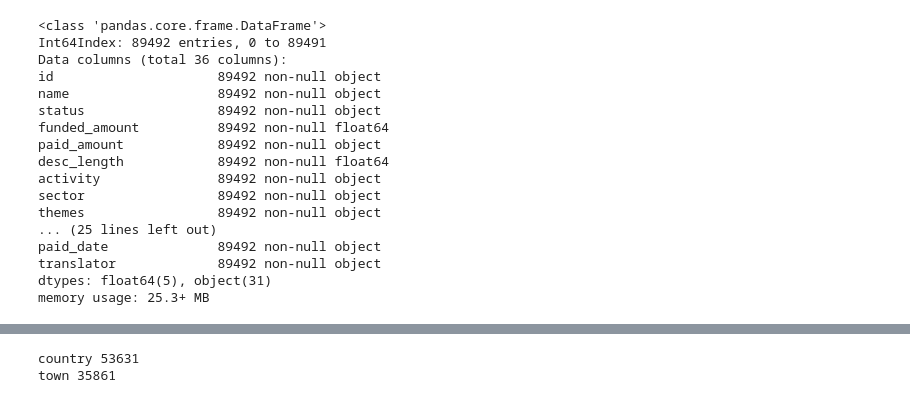
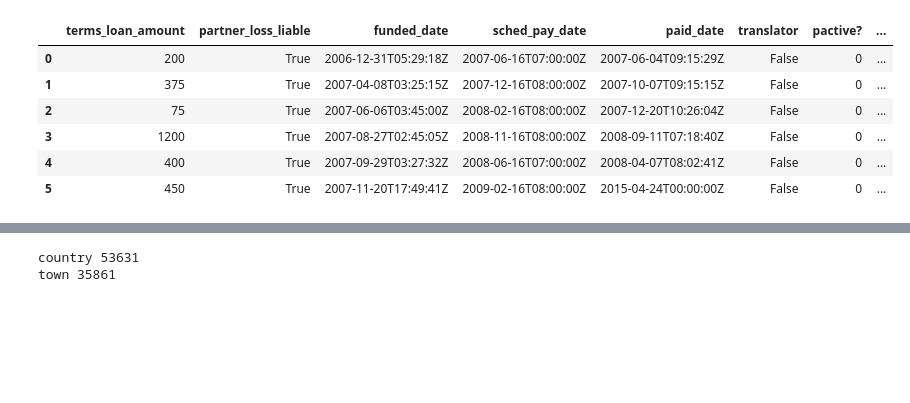
Before and after one commit to mwenda11/spring-2015-homeworks, a Jupyter notebook: project/basic_statistics.ipynb, the cells around one changed output, grey strips where cells are left out. Saved outputs shown, nothing was run; the diff lists cells and outputs as text; code cells hidden in the pictures; blank space fills up the shorter version.

```diff
--- a/project/basic_statistics.ipynb
+++ b/project/basic_statistics.ipynb
@@ -12,7 +12,7 @@ from matplotlib import pyplot as plt
 from pandas import Series, DataFrame
 %matplotlib inline
 # %%
-dfpartners = pd.read_csv('partners.csv', index_col='pid', parse_dates=['start_date'])
+pframe = pd.read_csv('partners.csv', index_col='pid', parse_dates=['start_date'])
 # %%
 #dfpartners = dfpartners.drop(['pid.1'],axis=1)
 #dfpartners.head()
@@ -22,4 +22,4 @@ def active_days(row):
     diff = (now - start)
     return diff.days
 
-dfpartners['days_active'] = dfpartners.apply(active_days, axis=1)
+pframe['days_active'] = pframe.apply(active_days, axis=1)
@@ -136,2 +135,12 @@ array(['3254', 'Noem\xc3\xad', 'paid', '200', '200', '1482', 'Sewing',
 # %%
 dframe = pd.DataFrame(data_matrix, columns=columns)
+# %%
+dframe.iloc[:6,30:]
+# %% [output]
+|  | terms_loan_amount | partner_loss_liable | funded_date | sched_pay_date | paid_date | translator | pactive? | ... |
+| 0 | 200 | True | 2006-12-31T05:29:18Z | 2007-06-16T07:00:00Z | 2007-06-04T09:15:29Z | False | 0 | ... |
+| 1 | 375 | True | 2007-04-08T03:25:15Z | 2007-12-16T08:00:00Z | 2007-10-07T09:15:15Z | False | 0 | ... |
+| 2 | 75 | True | 2007-06-06T03:45:00Z | 2008-02-16T08:00:00Z | 2007-12-20T10:26:04Z | False | 0 | ... |
+| 3 | 1200 | True | 2007-08-27T02:45:05Z | 2008-11-16T08:00:00Z | 2008-09-11T07:18:40Z | False | 0 | ... |
+| 4 | 400 | True | 2007-09-29T03:27:32Z | 2008-06-16T07:00:00Z | 2008-04-07T08:02:41Z | False | 0 | ... |
+| 5 | 450 | True | 2007-11-20T17:49:41Z | 2009-02-16T08:00:00Z | 2015-04-24T00:00:00Z | False | 0 | ... |
@@ -141,24 +157,10 @@ dframe.loan_amount = dframe['loan_amount'].astype(float)
 dframe.lender_count = dframe['lender_count'].astype(float)
 dframe.num_borrowers = dframe['num_borrowers'].astype(float)
 dframe.desc_length = dframe['desc_length'].astype(float)
+dframe.sched_pay_date = dframe['sched_pay_date'].astype('datetime64[ns]')
+dframe.paid_date = dframe['paid_date'].astype('datetime64[ns]')
+dframe.funded_date = dframe['funded_date'].astype('datetime64[ns]')
+dframe.posted_date = dframe['posted_date'].astype('datetime64[ns]')
 #dframe = dframe.drop(dframe.index[[89491,99997]])
 #dframe.iloc[89491,0]
-dframe.info()
+#dframe.info()
-# %% [output]
-<class 'pandas.core.frame.DataFrame'>
-Int64Index: 89492 entries, 0 to 89491
-Data columns (total 36 columns):
-id                     89492 non-null object
-name                   89492 non-null object
-status                 89492 non-null object
-funded_amount          89492 non-null float64
-paid_amount            89492 non-null object
-desc_length            89492 non-null float64
-activity               89492 non-null object
-sector                 89492 non-null object
-themes                 89492 non-null object
-... (25 lines left out)
-paid_date              89492 non-null object
-translator             89492 non-null object
-dtypes: float64(5), object(31)
-memory usage: 25.3+ MB
```
Also changed, not shown: parts of 22 cells of this notebook, 3 other files.
